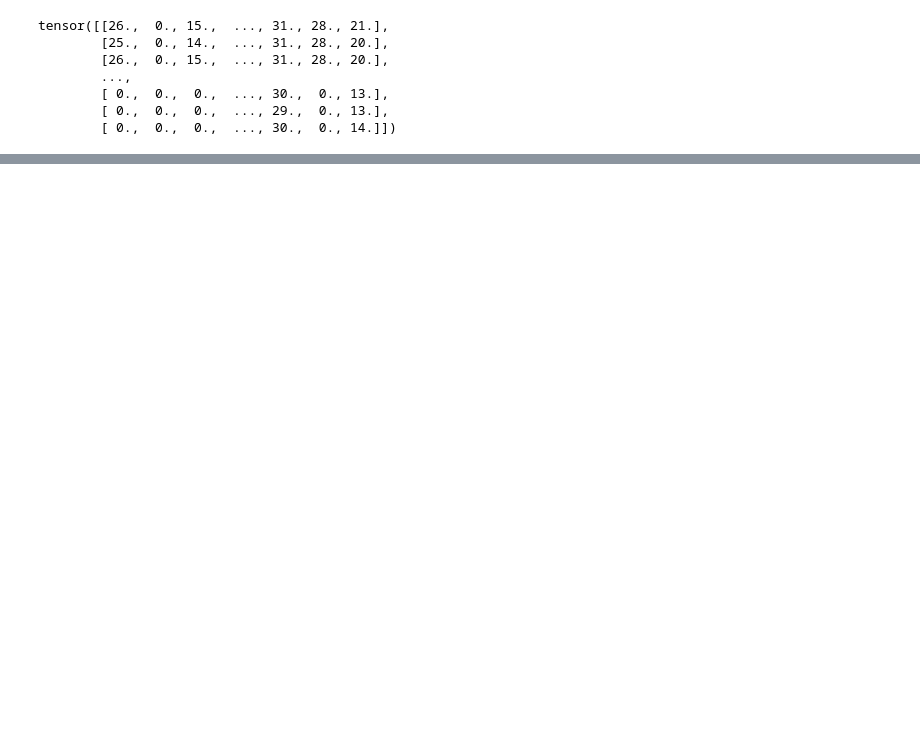
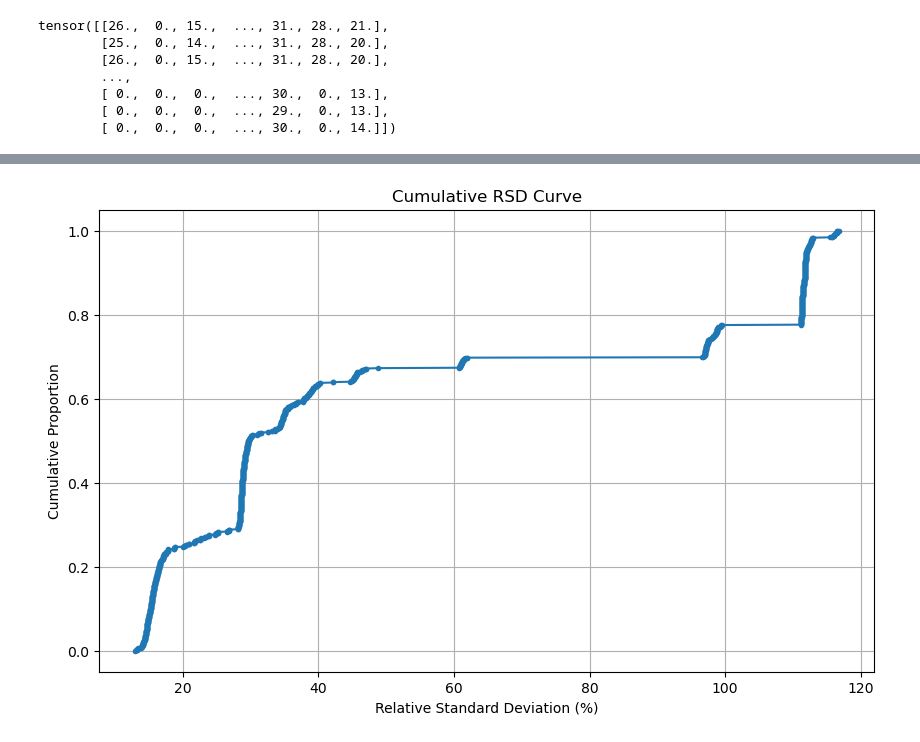
Before and after one commit to sboscenco/Foundations-Data-Science, a Jupyter notebook: simulated_milestone.ipynb, the cells around one changed output, grey strips where cells are left out. Saved outputs shown, nothing was run; the diff lists cells and outputs as text; code cells hidden in the pictures; blank space fills up the shorter version.

```diff
--- a/simulated_milestone.ipynb
+++ b/simulated_milestone.ipynb
@@ -373,0 +327,16 @@ tensor([[ 2.9910, -0.6842,  2.4141,  ...,  3.2414,  3.0581,  2.8344],
+# %%
+mean = torch.mean(data, dim=1)
+std_dev = torch.std(data, dim=1)
+rsd = (std_dev / mean) * 100
+sorted_rsd, _ = torch.sort(rsd)
+cumulative = torch.linspace(0, 1, steps=len(sorted_rsd))
+# %%
+plt.figure(figsize=(10, 6))
+plt.plot(sorted_rsd.numpy(), cumulative.numpy(), marker='.', linestyle='-')
+plt.xlabel('Relative Standard Deviation (%)')
+plt.ylabel('Cumulative Proportion')
+plt.title('Cumulative RSD Curve')
+plt.grid(True)
+plt.show()
+# %% [output]
+[figure, added]
```
Also changed, not shown: parts of 31 cells of this notebook.
